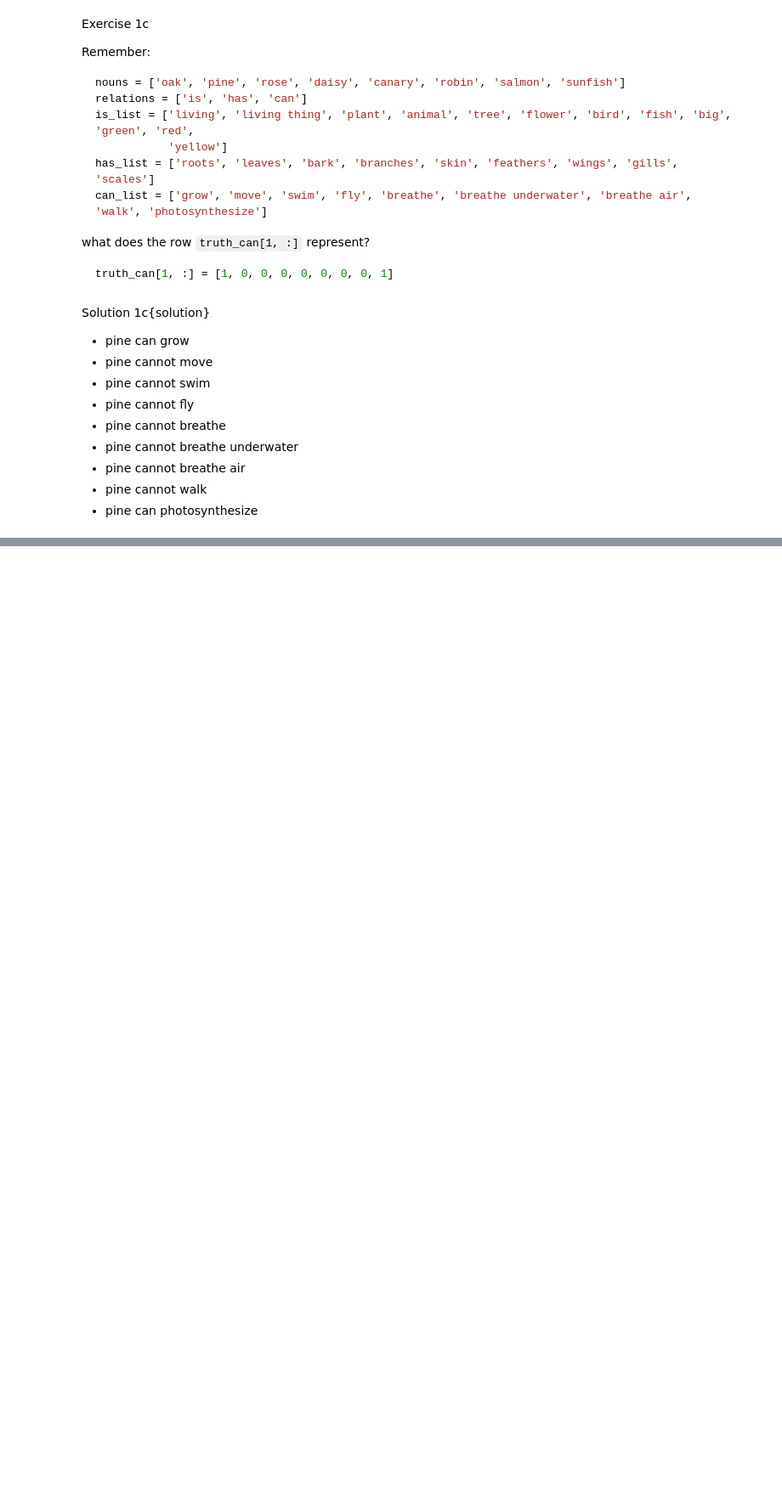
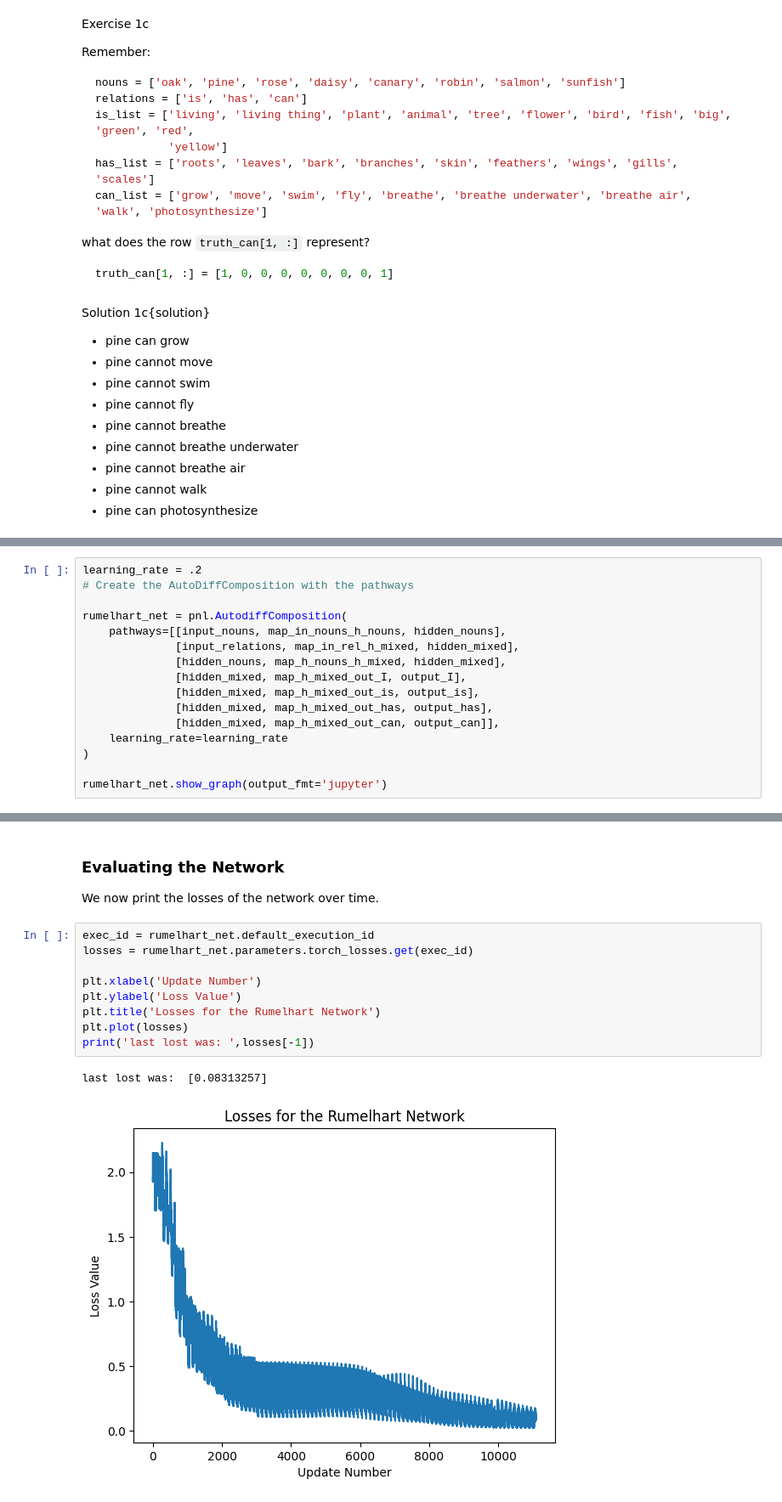
Before and after one commit to PrincetonUniversity/NEU-PSY-502, a Jupyter notebook: website/content/502B/Computation/Statistical Learning and Backpropagation/notebooks/1 Rumelhart Semantic Network.ipynb, the cells around one changed output, grey strips where cells are left out. Shown at 85% size. Cells and saved outputs as stored; diff of their text form; blank space fills up the shorter version.

```diff
--- a/website/content/502B/Computation/Statistical Learning and Backpropagation/notebooks/1 Rumelhart Semantic Network.ipynb
+++ b/website/content/502B/Computation/Statistical Learning and Backpropagation/notebooks/1 Rumelhart Semantic Network.ipynb
@@ -192,0 +402,16 @@ Solution 1c{solution}
+# %%
+learning_rate = .2
+# Create the AutoDiffComposition with the pathways
+
+rumelhart_net = pnl.AutodiffComposition(
+    pathways=[[input_nouns, map_in_nouns_h_nouns, hidden_nouns],
+              [input_relations, map_in_rel_h_mixed, hidden_mixed],
+              [hidden_nouns, map_h_nouns_h_mixed, hidden_mixed],
+              [hidden_mixed, map_h_mixed_out_I, output_I],
+              [hidden_mixed, map_h_mixed_out_is, output_is],
+              [hidden_mixed, map_h_mixed_out_has, output_has],
+              [hidden_mixed, map_h_mixed_out_can, output_can]],
+    learning_rate=learning_rate
+)
+
+rumelhart_net.show_graph(output_fmt='jupyter')
@@ -192,0 +542,16 @@ Solution 1c{solution}
+# %% [markdown]
+### Evaluating the Network
+
+We now print the losses of the network over time.
+# %%
+exec_id = rumelhart_net.default_execution_id
+losses = rumelhart_net.parameters.torch_losses.get(exec_id)
+
+plt.xlabel('Update Number')
+plt.ylabel('Loss Value')
+plt.title('Losses for the Rumelhart Network')
+plt.plot(losses)
+print('last lost was: ',losses[-1])
+# %% [output]
+last lost was:  [0.08313257]
+[figure, added]
```
Also changed, not shown: parts of 16 cells of this notebook, 2 other files.
